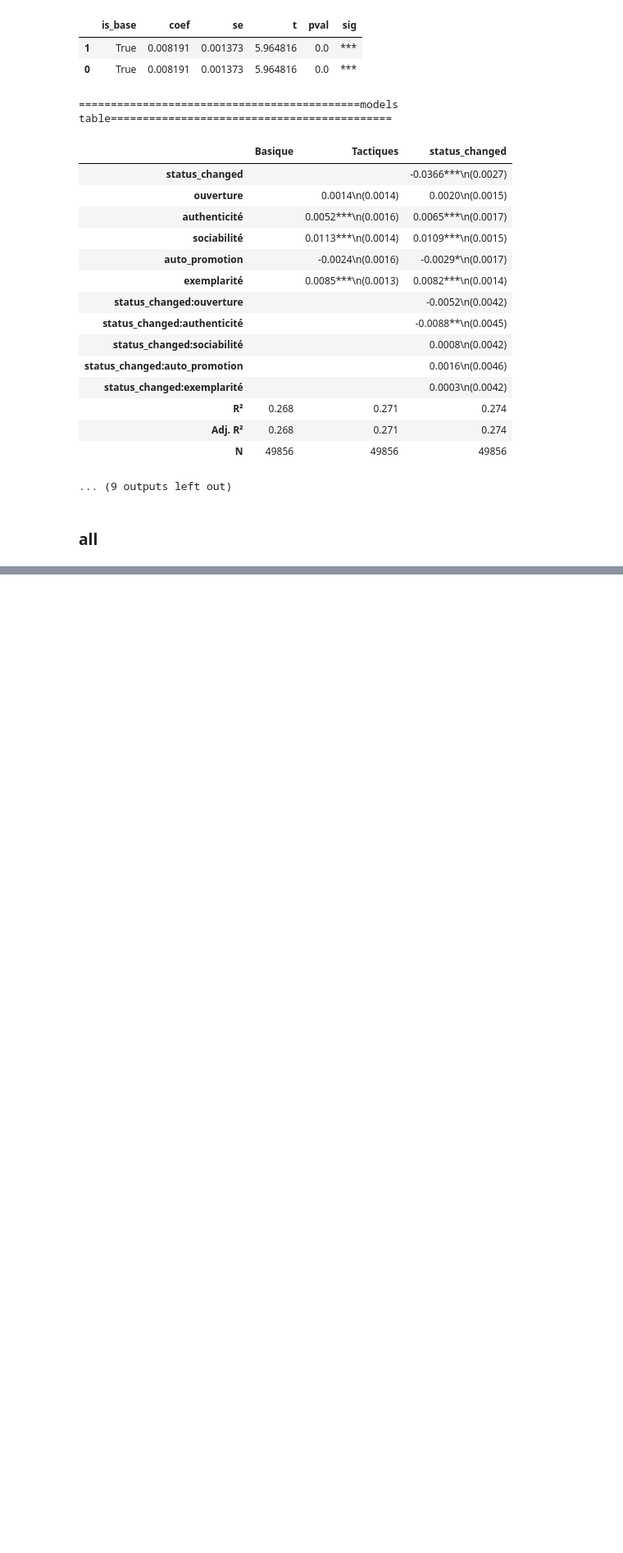
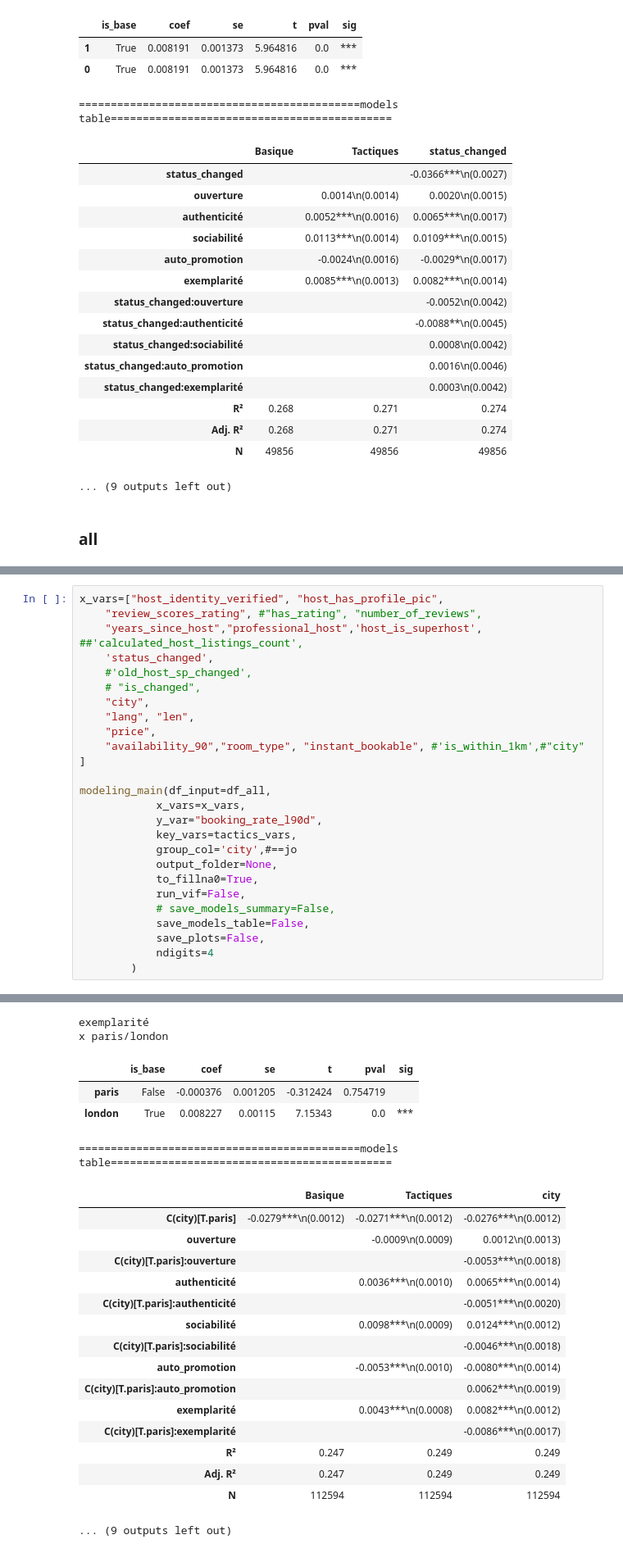
Before and after one commit to yeliu-dh/SelfPresentation_Multimodal_airbnb, a Jupyter notebook: C_stat/test_mod.ipynb, the cells around one changed output, grey strips where cells are left out. Shown at 82% size. Drawn from its saved outputs; the diff is of its cells as text; blank space fills up the shorter version.

```diff
--- a/C_stat/test_mod.ipynb
+++ b/C_stat/test_mod.ipynb
@@ -780,3 +858,30 @@ x paris/london
 | Adj. R² | 0.241 | 0.243 | 0.244 |
 | N | 112594 | 112594 | 112594 |
 ... (9 outputs left out)
+# %%
+x_vars=["host_identity_verified", "host_has_profile_pic",
+    "review_scores_rating", #"has_rating", "number_of_reviews",
+    "years_since_host","professional_host",'host_is_superhost', ##'calculated_host_listings_count',
+    'status_changed',
+    #'old_host_sp_changed',
+    # "is_changed",
+    "city",
+    "lang", "len",
+    "price",
+    "availability_90","room_type", "instant_bookable", #'is_within_1km',#"city"
+]
+
+modeling_main(df_input=df_all,
+            x_vars=x_vars,
+            y_var="booking_rate_l90d",
+            key_vars=tactics_vars,
+            group_col='city',#==jo
+            output_folder=None,
+            to_fillna0=True,
+            run_vif=False,
+            # save_models_summary=False,
+            save_models_table=False,
+            save_plots=False,
+            ndigits=4
+        )
+# %% [output]
@@ -783,3 +923,25 @@ x paris/london
+exemplarité
+x paris/london
+|  | is_base | coef | se | t | pval | sig |
+| paris | False | -0.000376 | 0.001205 | -0.312424 | 0.754719 |  |
+| london | True | 0.008227 | 0.00115 | 7.15343 | 0.0 | *** |
+============================================models table============================================
+|  | Basique | Tactiques | city |
+| C(city)[T.paris] | -0.0279***\n(0.0012) | -0.0271***\n(0.0012) | -0.0276***\n(0.0012) |
+| ouverture |  | -0.0009\n(0.0009) | 0.0012\n(0.0013) |
+| C(city)[T.paris]:ouverture |  |  | -0.0053***\n(0.0018) |
+| authenticité |  | 0.0036***\n(0.0010) | 0.0065***\n(0.0014) |
+| C(city)[T.paris]:authenticité |  |  | -0.0051***\n(0.0020) |
+| sociabilité |  | 0.0098***\n(0.0009) | 0.0124***\n(0.0012) |
+| C(city)[T.paris]:sociabilité |  |  | -0.0046***\n(0.0018) |
+| auto_promotion |  | -0.0053***\n(0.0010) | -0.0080***\n(0.0014) |
+| C(city)[T.paris]:auto_promotion |  |  | 0.0062***\n(0.0019) |
+| exemplarité |  | 0.0043***\n(0.0008) | 0.0082***\n(0.0012) |
+| C(city)[T.paris]:exemplarité |  |  | -0.0086***\n(0.0017) |
+| R² | 0.247 | 0.249 | 0.249 |
+| Adj. R² | 0.247 | 0.249 | 0.249 |
+| N | 112594 | 112594 | 112594 |
+... (9 outputs left out)
 # %%
 # modeling_main(df_input=df_all,
 #             x_vars=x_vars,
```
Also changed, not shown: parts of 11 cells of this notebook, 4 other files.
